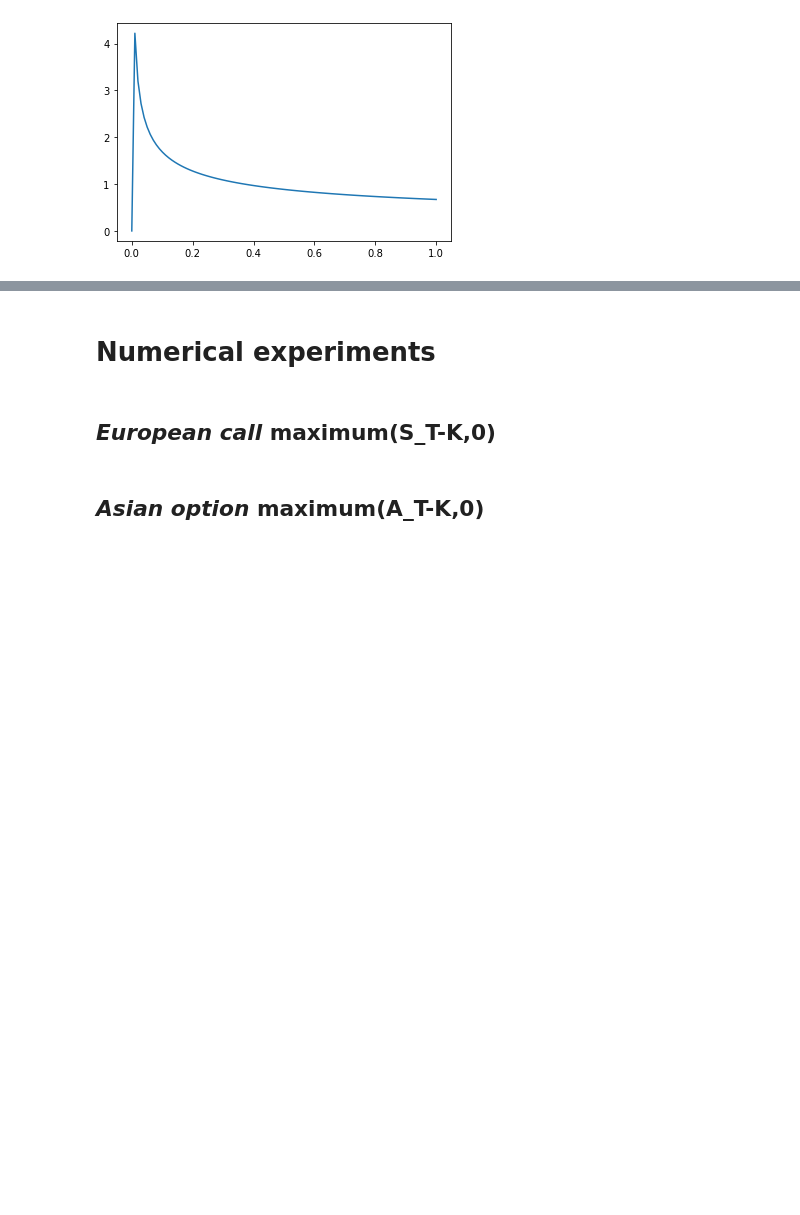
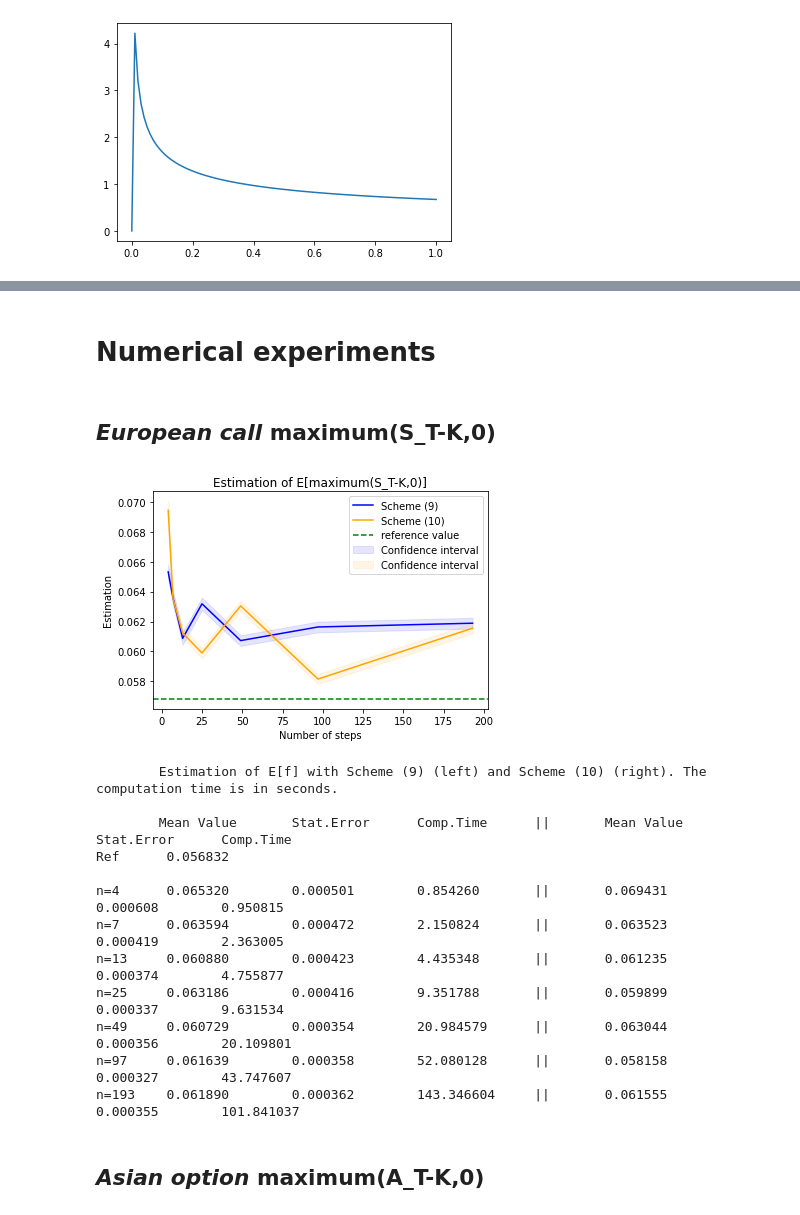
Before and after one commit to AnnaBagriy/rough_heston_model_NM, a Jupyter notebook: Project_final.ipynb, the cells around one changed output, grey strips where cells are left out. Cells and saved outputs as stored; diff of their text form; code cells hidden in the pictures; blank space fills up the shorter version.

```diff
--- a/Project_final.ipynb
+++ b/Project_final.ipynb
@@ -340,5 +334,5 @@ def S_V_process(t,W,W_orth):
 # %%
-def S_X_process(t,Z,Z_orth):
+def S_X_process(t,W,W_orth):
 
     n = np.size(t)
 
@@ -356,11 +350,10 @@ def S_X_process(t,Z,Z_orth):
 
     t_delta = t[1] - t[0]
 
-    for k in range(n):
+    for k in range(1,n):
 
         X_sum = 0
         for i in range(k):
-            #X_sum += (theta*t[i] - l*X_n_max[i] + nu*M_n[i])*t_delta*K_t(t[k] - t[i])
             X_sum += (-l*X_n_max[i] + nu*M_n[i])*t_delta*K_t(t[k] - t[i])
 
         K_integral = integrate.quad(lambda s: theta*s*K_t(t[k]-s), 0, t[k])[0]
@@ -368,13 +361,12 @@ def S_X_process(t,Z,Z_orth):
         X_n[k] = V_0*t[k] + X_sum + K_integral
         X_n_max[k] = np.max(X_n)
 
-        for i in range(1,k+1):
-            M_n[k] += np.sqrt(X_n_max[i] - X_n_max[i-1])*Z[i]
-            M_n_orth[k] += np.sqrt(X_n_max[i] - X_n_max[i-1])*Z_orth[i]
+        M_n[k] = M_n[k-1] + np.sqrt(X_n_max[k] - X_n_max[k-1])*(W[k] - W[k-1])/np.sqrt(t[k]-t[k-1])
+        M_n_orth[k] = M_n_orth[k-1] + np.sqrt(X_n_max[k] - X_n_max[k-1])*(W_orth[k] - W_orth[k-1])/np.sqrt(t[k]-t[k-1])
 
         Y_n[k] = Y_0 - 0.5*X_n_max[k] + rho*M_n[k] + np.sqrt(1 - rho**2)*M_n_orth[k]
-        S_n[k] = np.exp(Y_n[k])
 
+    S_n = np.exp(Y_n)
 
     return {"S_n": S_n,
             "X_n": X_n}
@@ -450,23 +442,6 @@ def scheme_8(f, variable, n=None):
 
     return final_result
 # %%
-def generate_Z(n, Z, Z_orth):
-
-    if n == np.size(Z):
-        return Z, Z_orth
-
-    if np.size(Z) == 0 or np.size(Z_orth) == 0:
-        Z = np.random.normal(0,1,n)
-        Z_orth = np.random.normal(0,1,n)
-
-        return Z, Z_orth
-
-    for i in range(1,n,2):
-        Z = np.insert(Z, i, np.random.normal(0,1))
-        Z_orth = np.insert(Z_orth, i, np.random.normal(0,1))
-
-    return Z, Z_orth
-
 def scheme_9(f, variable, n=None):
 
     iterations = number_of_iterations
@@ -478,14 +453,14 @@ def scheme_9(f, variable, n=None):
 
     t = [k*T/(N-1) for k in range(N)]
 
-    Z_M = [0]*M
-    Z_orth_M = [0]*M
+    W_M = [0]*M
+    W_orth_M = [0]*M
 
     for m in range(M):
-        Z, Z_orth = generate_Z(np.size(t),[],[])
+        W, W_orth = generate_BM(t,[],[],N)
 
-        Z_M[m] = Z
-        Z_orth_M[m] = Z_orth
+        W_M[m] = W
+        W_orth_M[m] = W_orth
 
     final_result = {key: [] for key in ["U_M","n","time","var_M","confidence_interval","error","cum_sum_n"]}
 
@@ -498,7 +473,7 @@ def scheme_9(f, variable, n=None):
         f_n_M = np.zeros(M)
 
         for m in range(M):
-            result_sv = S_X_process(t,Z_M[m],Z_orth_M[m])
+            result_sv = S_X_process(t,W_M[m],W_orth_M[m])
 
             S_n = result_sv["S_n"]
             X_n = result_sv["X_n"]
@@ -512,7 +487,7 @@ def scheme_9(f, variable, n=None):
 
             f_n_M[m] = f(evaluate)
 
-            Z_M[m], Z_orth_M[m] = generate_Z(2*np.size(t)-1,Z_M[m],Z_orth_M[m])
+            W_M[m], W_orth_M[m] = generate_BM(generate_subdivision(t),W_M[m],W_orth_M[m])
 
         t_1 = time()
 
@@ -528,16 +503,30 @@ def scheme_9(f, variable, n=None):
         t = generate_subdivision(t)
 
     return final_result
-# %% [markdown]
-# Numerical experiments
+# %% [markdown]
+# Numerical experiments
 # %% [markdown]
 ## _European call_ maximum(S_T-K,0)
 # %%
 scheme_8_results = scheme_8(european_call_options, S_n_const)
 scheme_9_results = scheme_9(european_call_options, S_n_const)
 # %%
-plot_estimations(scheme_8_results, scheme_9_results, "E[maximum(S_T-K,0)]")
+plot_estimations(scheme_8_results, scheme_9_results, "E[maximum(S_T-K,0)]", european_call_ref)
 show_numerical_results_table(scheme_8_results ,scheme_9_results, european_call_ref)
+# %% [output]
+[figure, added]
+        Estimation of E[f] with Scheme (9) (left) and Scheme (10) (right). The computation time is in seconds.
+
+        Mean Value       Stat.Error      Comp.Time      ||       Mean Value      Stat.Error      Comp.Time
+Ref      0.056832
+
+n=4      0.065320        0.000501        0.854260       ||       0.069431        0.000608        0.950815
+n=7      0.063594        0.000472        2.150824       ||       0.063523        0.000419        2.363005
+n=13     0.060880        0.000423        4.435348       ||       0.061235        0.000374        4.755877
+n=25     0.063186        0.000416        9.351788       ||       0.059899        0.000337        9.631534
+n=49     0.060729        0.000354        20.984579      ||       0.063044        0.000356        20.109801
+n=97     0.061639        0.000358        52.080128      ||       0.058158        0.000327        43.747607
+n=193    0.061890        0.000362        143.346604     ||       0.061555        0.000355        101.841037
 # %% [markdown]
 ## _Asian option_ maximum(A_T-K,0)
 # %%
```
Also changed, not shown: parts of 41 cells of this notebook.
